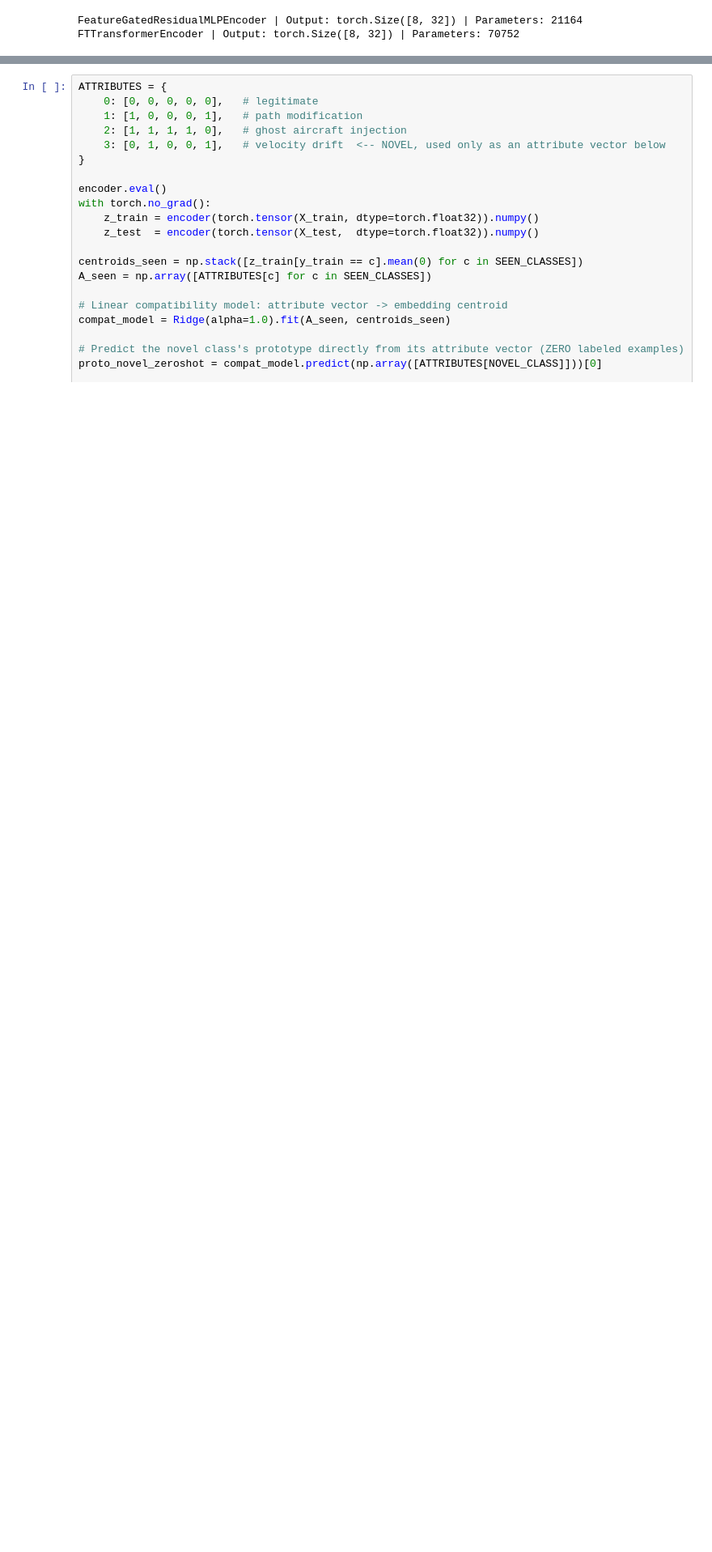
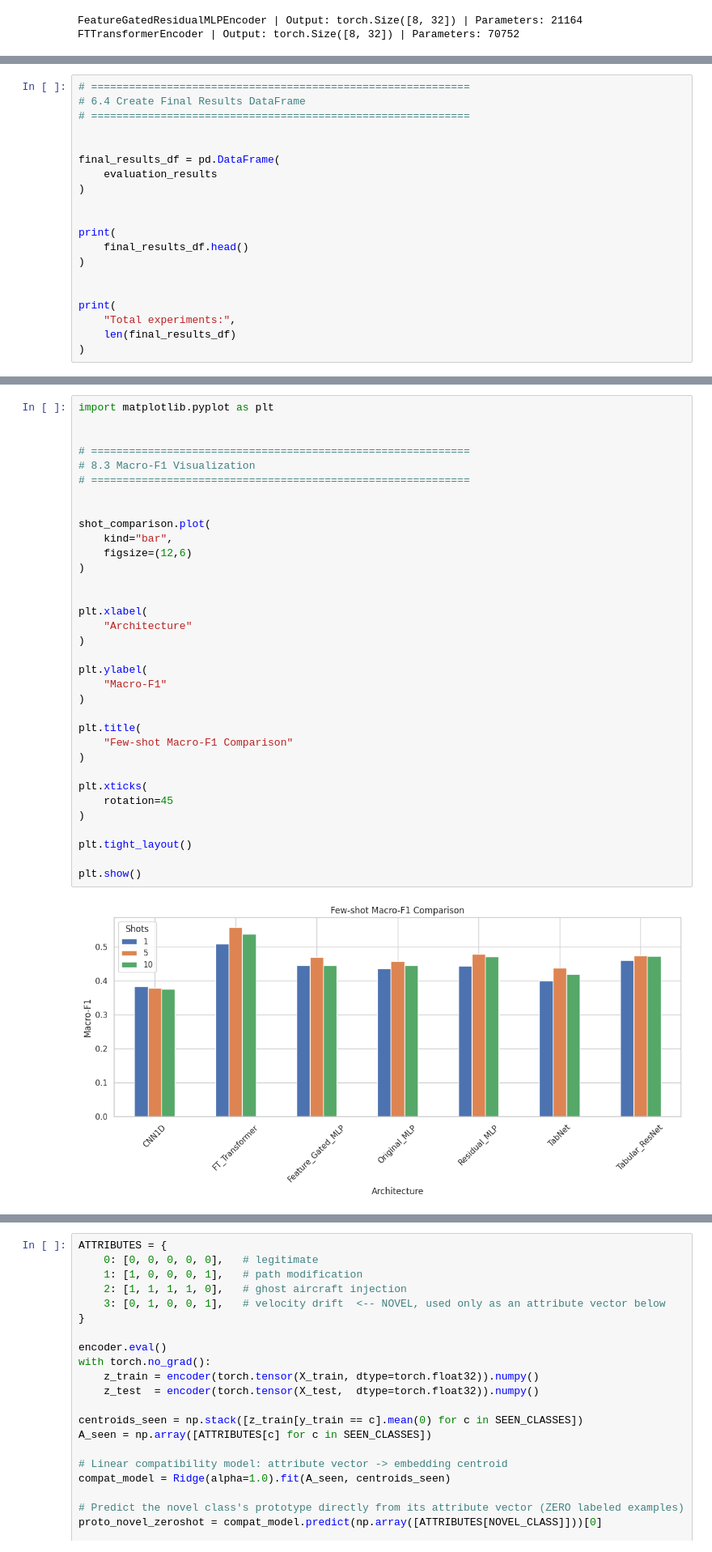
Before and after one commit to iamnaymur/ml_meta_learning, a Jupyter notebook: Updated_MetaLearning_ADSB_Dataset.ipynb, the cells around one changed output, grey strips where cells are left out. Shown at 81% size. Saved outputs shown, nothing was run; the diff lists cells and outputs as text; blank space fills up the shorter version.

Commit message:
Update with the Cnn, and Tabnet . Run tests with few shot and compared ordinary sup traniniing against meta learning

```diff
--- a/Updated_MetaLearning_ADSB_Dataset.ipynb
+++ b/Updated_MetaLearning_ADSB_Dataset.ipynb
@@ -2557,0 +3539,20 @@ Five-model comparison saved.
+# %%
+# ============================================================
+# 6.4 Create Final Results DataFrame
+# ============================================================
+
+
+final_results_df = pd.DataFrame(
+    evaluation_results
+)
+
+
+print(
+    final_results_df.head()
+)
+
+
+print(
+    "Total experiments:",
+    len(final_results_df)
+)
@@ -2557,0 +3948,36 @@ Five-model comparison saved.
+# %%
+import matplotlib.pyplot as plt
+
+
+# ============================================================
+# 8.3 Macro-F1 Visualization
+# ============================================================
+
+
+shot_comparison.plot(
+    kind="bar",
+    figsize=(12,6)
+)
+
+
+plt.xlabel(
+    "Architecture"
+)
+
+plt.ylabel(
+    "Macro-F1"
+)
+
+plt.title(
+    "Few-shot Macro-F1 Comparison"
+)
+
+plt.xticks(
+    rotation=45
+)
+
+plt.tight_layout()
+
+plt.show()
+# %% [output]
+[figure, added]
```
Also changed, not shown: parts of 65 cells of this notebook.
